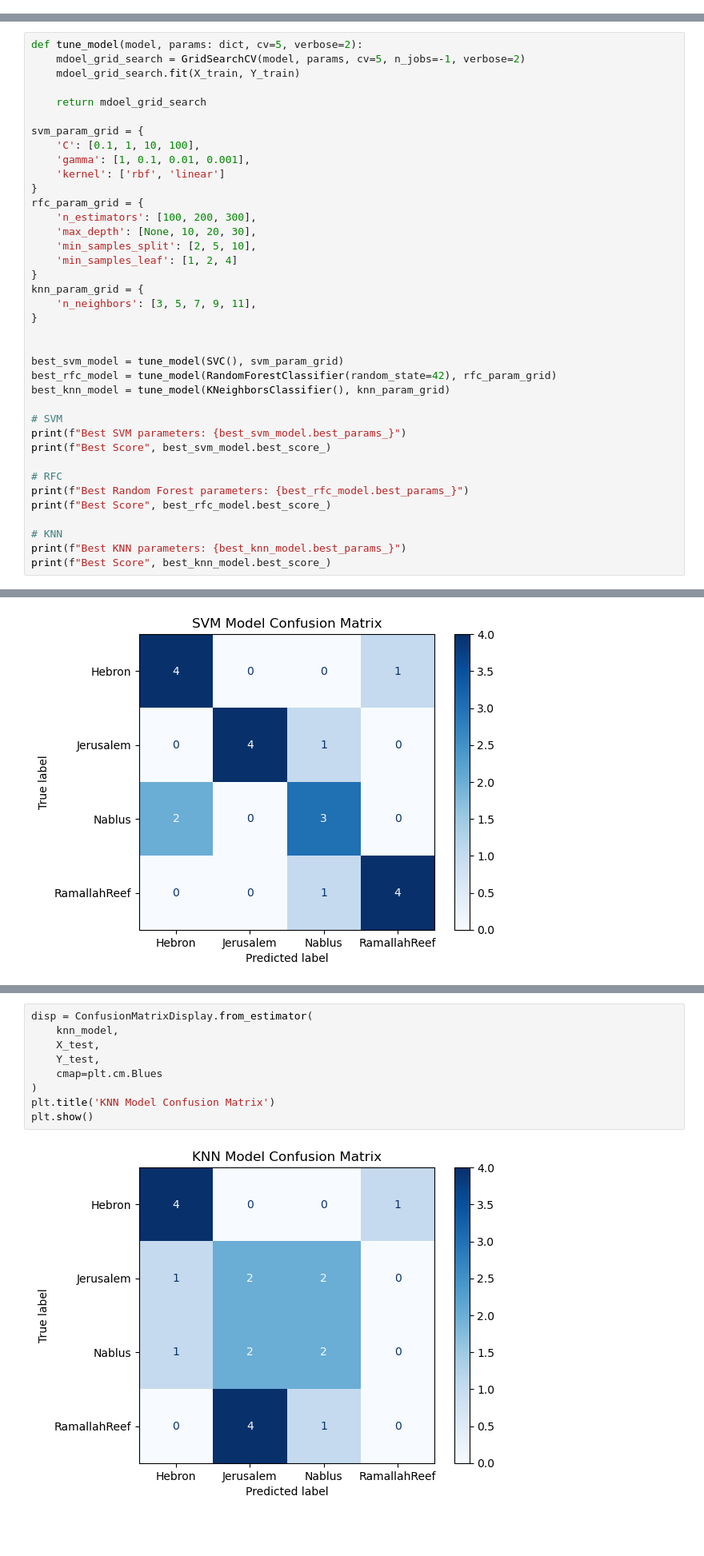
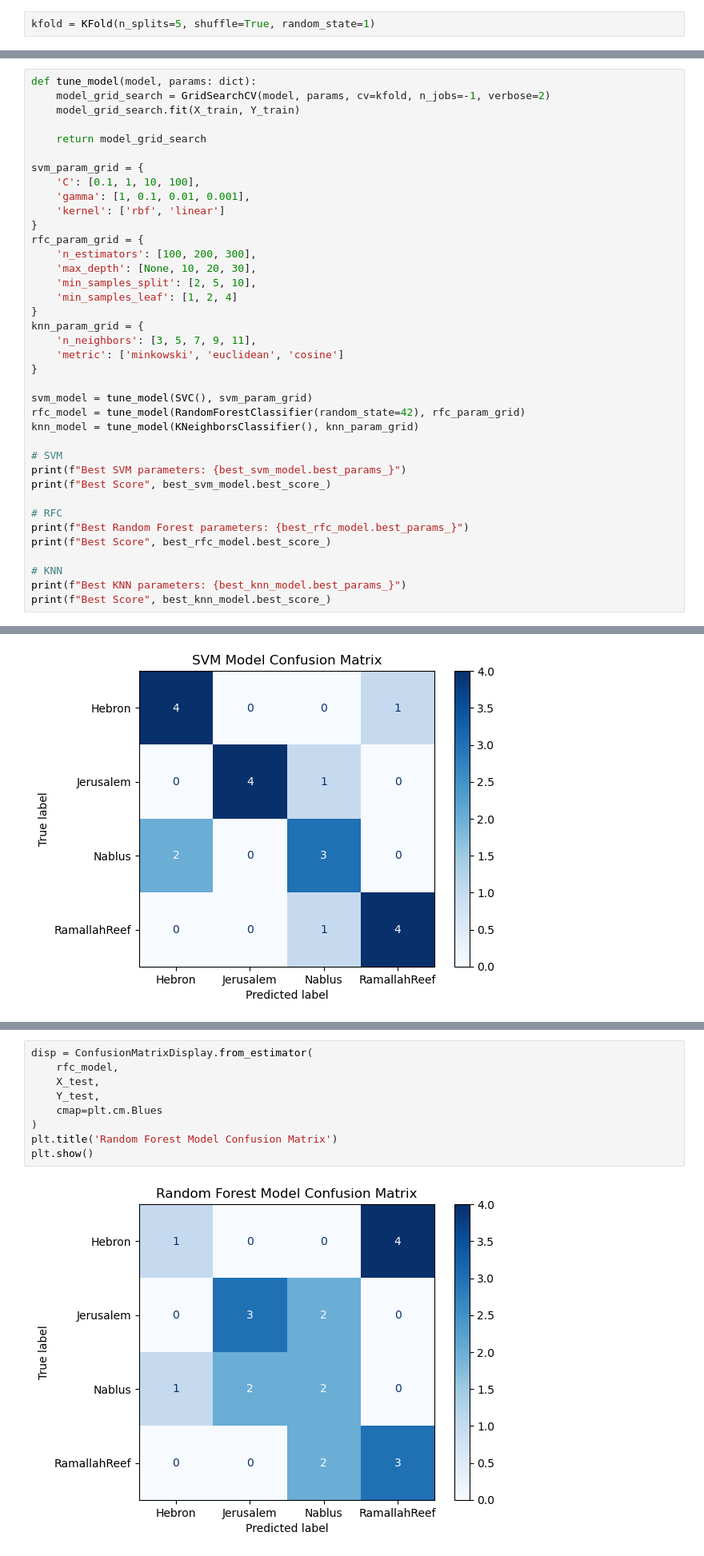
Before and after one commit to MahmoudKH02/Accent-Recognition_Model, a Jupyter notebook: Spoken_Project.ipynb, the cells around one changed output, grey strips where cells are left out. Shown at 80% size. Drawn from its saved outputs; the diff is of its cells as text; blank space fills up the shorter version.

```diff
--- a/Spoken_Project.ipynb
+++ b/Spoken_Project.ipynb
@@ -233,11 +189,13 @@ weighted avg       0.33      0.40      0.36        20
+# %%
+kfold = KFold(n_splits=5, shuffle=True, random_state=1)
 # %% [markdown]
 ### Hyper-parameter Tuning
 # %%
-def tune_model(model, params: dict, cv=5, verbose=2):
-    mdoel_grid_search = GridSearchCV(model, params, cv=5, n_jobs=-1, verbose=2)
-    mdoel_grid_search.fit(X_train, Y_train)
+def tune_model(model, params: dict):
+    model_grid_search = GridSearchCV(model, params, cv=kfold, n_jobs=-1, verbose=2)
+    model_grid_search.fit(X_train, Y_train)
 
-    return mdoel_grid_search
+    return model_grid_search
 
 svm_param_grid = {
     'C': [0.1, 1, 10, 100],
@@ -252,12 +210,12 @@ rfc_param_grid = {
 }
 knn_param_grid = {
     'n_neighbors': [3, 5, 7, 9, 11],
+    'metric': ['minkowski', 'euclidean', 'cosine']
 }
 
-
-best_svm_model = tune_model(SVC(), svm_param_grid)
-best_rfc_model = tune_model(RandomForestClassifier(random_state=42), rfc_param_grid)
-best_knn_model = tune_model(KNeighborsClassifier(), knn_param_grid)
+svm_model = tune_model(SVC(), svm_param_grid)
+rfc_model = tune_model(RandomForestClassifier(random_state=42), rfc_param_grid)
+knn_model = tune_model(KNeighborsClassifier(), knn_param_grid)
 
 # SVM
 print(f"Best SVM parameters: {best_svm_model.best_params_}")
@@ -298,11 +289,11 @@ plt.show()
 # %%
 disp = ConfusionMatrixDisplay.from_estimator(
-    knn_model,
+    rfc_model,
     X_test,
     Y_test,
     cmap=plt.cm.Blues
 )
-plt.title('KNN Model Confusion Matrix')
+plt.title('Random Forest Model Confusion Matrix')
 plt.show()
 # %% [output]
-[figure, old version]
+[figure, new version]
```
Also changed, not shown: parts of 9 cells of this notebook.
